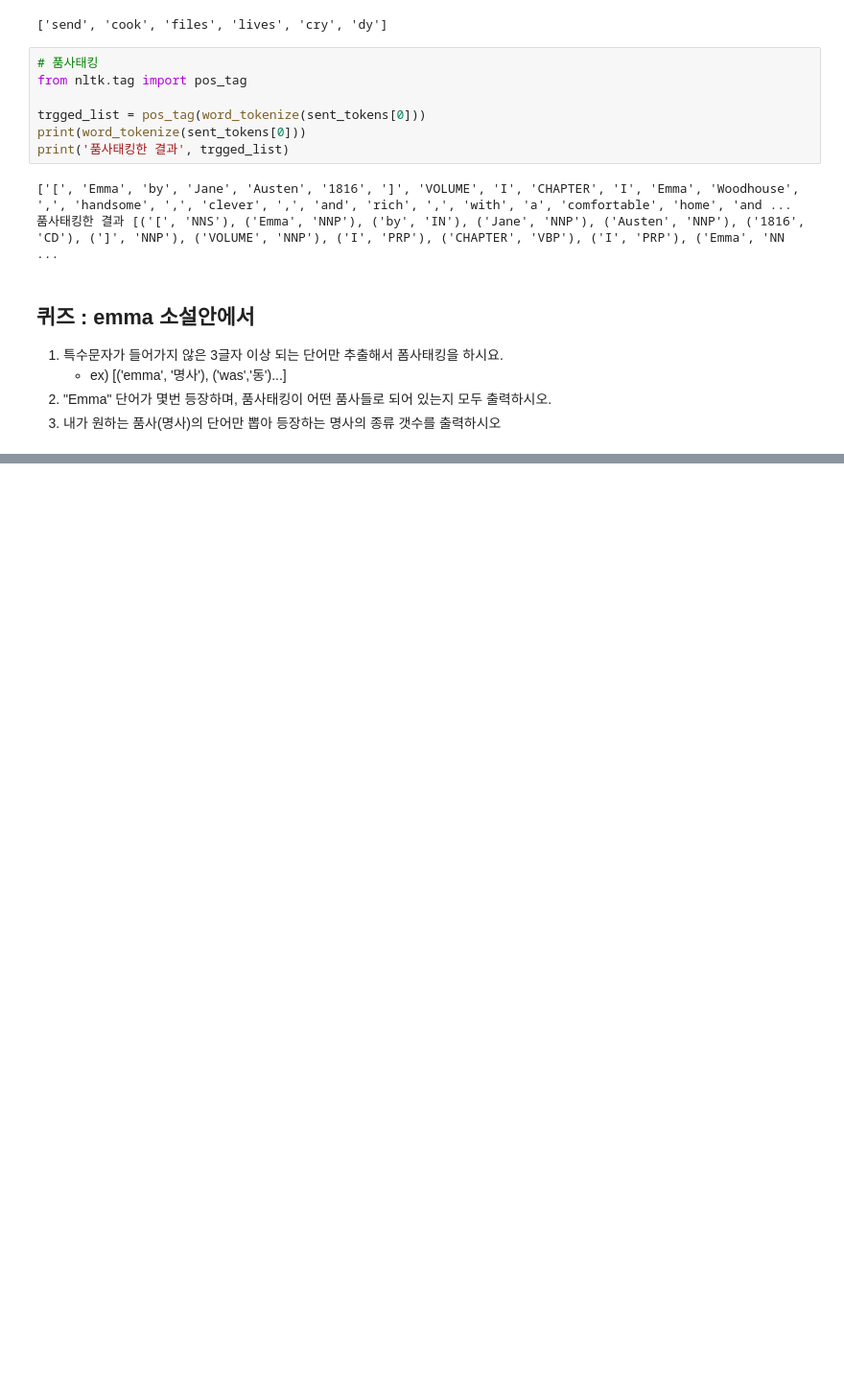
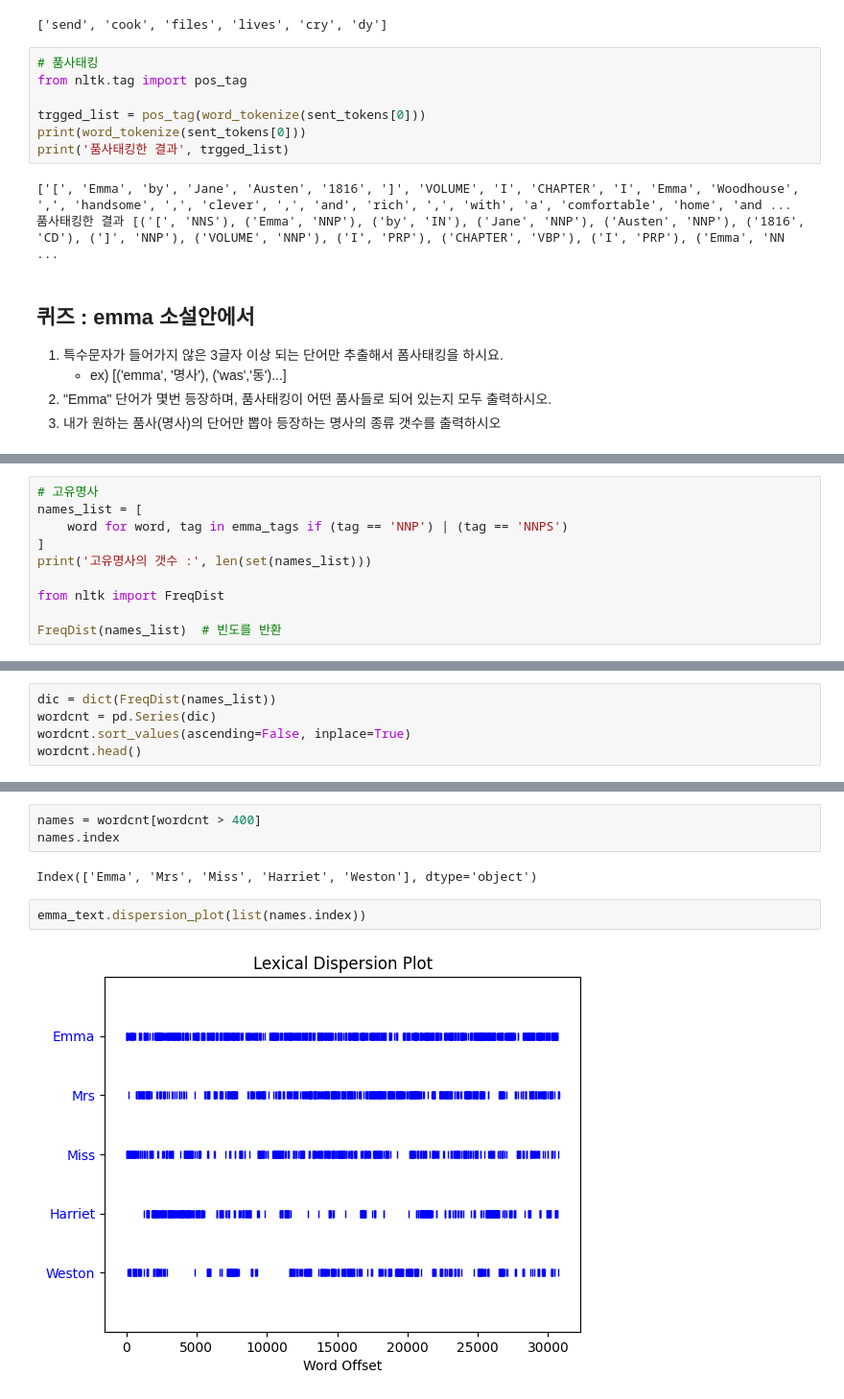
Before and after one commit to hzj04473/ai_x, a Jupyter notebook: source/07_자연어처리/01_NLTK자연어처리패키지.ipynb, the cells around one changed output, grey strips where cells are left out. Shown at 96% size. Saved outputs shown, nothing was run; the diff lists cells and outputs as text; blank space fills up the shorter version.

```diff
--- a/source/07_자연어처리/01_NLTK자연어처리패키지.ipynb
+++ b/source/07_자연어처리/01_NLTK자연어처리패키지.ipynb
@@ -250,0 +290,10 @@ dtype: int64
+# %%
+# 고유명사
+names_list = [
+    word for word, tag in emma_tags if (tag == 'NNP') | (tag == 'NNPS')
+]
+print('고유명사의 갯수 :', len(set(names_list)))
+
+from nltk import FreqDist
+
+FreqDist(names_list)  # 빈도를 반환
@@ -250,0 +303,5 @@ dtype: int64
+# %%
+dic = dict(FreqDist(names_list))
+wordcnt = pd.Series(dic)
+wordcnt.sort_values(ascending=False, inplace=True)
+wordcnt.head()
@@ -250,0 +324,9 @@ dtype: int64
+# %%
+names = wordcnt[wordcnt > 400]
+names.index
+# %% [output]
+Index(['Emma', 'Mrs', 'Miss', 'Harriet', 'Weston'], dtype='object')
+# %%
+emma_text.dispersion_plot(list(names.index))
+# %% [output]
+[figure, added]
```
Also changed, not shown: parts of 16 cells of this notebook, 2 other files.
